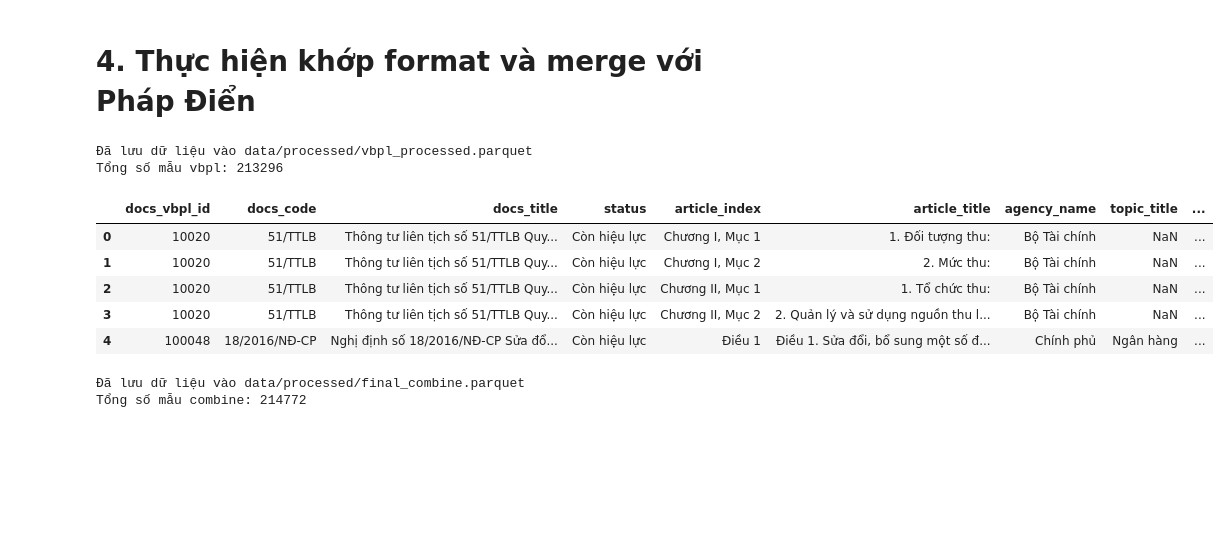
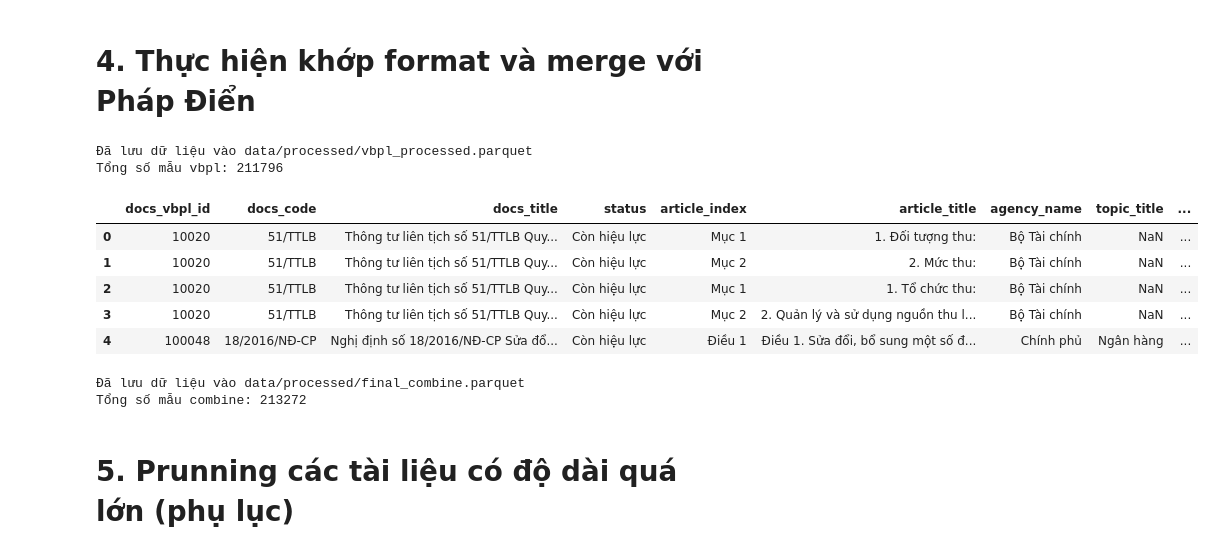
Before and after one commit to ducvanz/R2AI, a Jupyter notebook: Set_VBPL_crawl.ipynb, the cells around one changed output. Cells and saved outputs as stored; diff of their text form; code cells hidden in the pictures; blank space fills up the shorter version.

```diff
--- a/Test_VBPL_crawl.ipynb
+++ b/Set_VBPL_crawl.ipynb
@@ -434,7 +432,39 @@ crawled_df.head(2)
 # %%
 from src.preprocess_parquet import restore_article
 import re
+import pandas as pd
 from typing import List, Tuple, Dict, Any
+
+# Khởi tạo Regex (Biên dịch sẵn để tối ưu hiệu suất)
+RE_ARTICLE = re.compile(r'^Điều\s+(\d+[a-zA-ZđĐ]*)', re.IGNORECASE)
+RE_CLAUSE = re.compile(r'^(\d+)\.')
+RE_ITEM = re.compile(r'^([a-zA-ZđĐ])\)')
+
+def correct_tag(original_tag: str, text: str) -> str:
+    """
+    Kiểm tra và hạ cấp (fallback) tag nếu text không khớp định dạng chuẩn.
+    """
+    # Nếu tag ban đầu là 'article', nhưng nội dung không phải là Điều
+    if original_tag == 'article':
+        if RE_ARTICLE.search(text):
+            return 'article'
+        elif RE_CLAUSE.search(text):
+            return 'clause'     # Fallback xuống Khoản
+        elif RE_ITEM.search(text):
+            return 'item'       # Fallback xuống Điểm
+        else:
+            return 'content'    # Fallback cuối cùng nếu nó chỉ là text nối tiếp
+
+    # Hỗ trợ thêm: Nếu tag là 'clause' nhưng lại chứa định dạng 'a)'
+    if original_tag == 'clause':
+        if RE_CLAUSE.search(text):
+            return 'clause'
+        elif RE_ITEM.search(text):
+            return 'item'
+        else:
+            return 'content'
+
+    return original_tag
 
 def parse_legal_tuples(tuples_list: List[Tuple[str, str]]) -> List[Dict[str, Any]]:
     result = []
@@ -510,15 +540,16 @@ def parse_legal_tuples(tuples_list: List[Tuple[str, str]]) -> List[Dict[str, Any
     # 4. LUỒNG XỬ LÝ CHÍNH (MAIN PARSING LOOP)
     # ---------------------------------------------------------
     for tag, text in tuples_list:
+
         tag = tag.lower().strip()
         text = text.strip()
+
+        # --- BỔ SUNG LỚP ĐÁNH CHẶN VÀ FALLBACK Ở ĐÂY ---
+        tag = correct_tag(tag, text)
 
         # Bắt Part để lưu vết (Không push vào cây)
         if tag == 'part':
             part_idx = extract_part(text)
-            if part_idx:
-                state['current_part'] = part_idx
-            continue
 
         # Bỏ qua các tag lạ
         if tag not in ['article', 'section', 'clause', 'item', 'content']:
@@ -662,38 +693,38 @@ def transform_legal_dataframe(df: pd.DataFrame) -> pd.DataFrame:
 
     # Xóa cột tạm
     df_exploded = df_exploded.drop(columns=['parsed_list'])
 
     # 6. Sắp xếp lại thứ tự cột cho dễ nhìn (Tùy chọn)
     ordered_cols = [
         'docs_vbpl_id', 'docs_code', 'docs_title', 'status', 'article_index', 'article_title',
         'agency_name', 'topic_title', 'subject_title', 'legal_type',
         'content_text', 'references', 'source_links'
     ]
 
     # Lọc ra các cột thực sự tồn tại trong df để tránh lỗi
     final_cols = [col for col in ordered_cols if col in df_exploded.columns]
     df_final = df_exploded[final_cols]
 
     df_final['content_word_count'] = df_final['content_text'].apply(lambda x: len(restore_article(x)))
     df_final['content_clause_count'] = df_final['content_text'].apply(lambda x: len(x.get('content', [])))
 
     return df_final
 
 
 final_df = transform_legal_dataframe(crawled_df)
 
 save(final_df, 'data/processed/vbpl_processed.parquet')
 print(f"Tổng số mẫu vbpl: {len(final_df)}")
 
 final_df.head()
 # %% [output]
 Đã lưu dữ liệu vào data/processed/vbpl_processed.parquet
-Tổng số mẫu vbpl: 213296
+Tổng số mẫu vbpl: 211796
 |  | docs_vbpl_id | docs_code | docs_title | status | article_index | article_title | agency_name | topic_title | ... |
-| 0 | 10020 | 51/TTLB | Thông tư liên tịch số 51/TTLB Quy... | Còn hiệu lực | Chương I, Mục 1 | 1. Đối tượng thu: | Bộ Tài chính | NaN | ... |
-| 1 | 10020 | 51/TTLB | Thông tư liên tịch số 51/TTLB Quy... | Còn hiệu lực | Chương I, Mục 2 | 2. Mức thu: | Bộ Tài chính | NaN | ... |
-| 2 | 10020 | 51/TTLB | Thông tư liên tịch số 51/TTLB Quy... | Còn hiệu lực | Chương II, Mục 1 | 1. Tổ chức thu: | Bộ Tài chính | NaN | ... |
-| 3 | 10020 | 51/TTLB | Thông tư liên tịch số 51/TTLB Quy... | Còn hiệu lực | Chương II, Mục 2 | 2. Quản lý và sử dụng nguồn thu l... | Bộ Tài chính | NaN | ... |
+| 0 | 10020 | 51/TTLB | Thông tư liên tịch số 51/TTLB Quy... | Còn hiệu lực | Mục 1 | 1. Đối tượng thu: | Bộ Tài chính | NaN | ... |
+| 1 | 10020 | 51/TTLB | Thông tư liên tịch số 51/TTLB Quy... | Còn hiệu lực | Mục 2 | 2. Mức thu: | Bộ Tài chính | NaN | ... |
+| 2 | 10020 | 51/TTLB | Thông tư liên tịch số 51/TTLB Quy... | Còn hiệu lực | Mục 1 | 1. Tổ chức thu: | Bộ Tài chính | NaN | ... |
+| 3 | 10020 | 51/TTLB | Thông tư liên tịch số 51/TTLB Quy... | Còn hiệu lực | Mục 2 | 2. Quản lý và sử dụng nguồn thu l... | Bộ Tài chính | NaN | ... |
 | 4 | 100048 | 18/2016/NĐ-CP | Nghị định số 18/2016/NĐ-CP Sửa đổ... | Còn hiệu lực | Điều 1 | Điều 1. Sửa đổi, bổ sung một số đ... | Chính phủ | Ngân hàng | ... |
 # %%
 def merge_new_dataset(df_target: pd.DataFrame, df_new: pd.DataFrame) -> pd.DataFrame:
@@ -726,4 +757,6 @@ save(combined_df, 'data/processed/final_combine.parquet')
 print(f"Tổng số mẫu combine: {len(combined_df)}")
 # %% [output]
 Đã lưu dữ liệu vào data/processed/final_combine.parquet
-Tổng số mẫu combine: 214772
+Tổng số mẫu combine: 213272
+# %% [markdown]
+# 5. Prunning các tài liệu có độ dài quá lớn (phụ lục)
```
Also changed, not shown: parts of 2 cells of this notebook, 22 other files.
